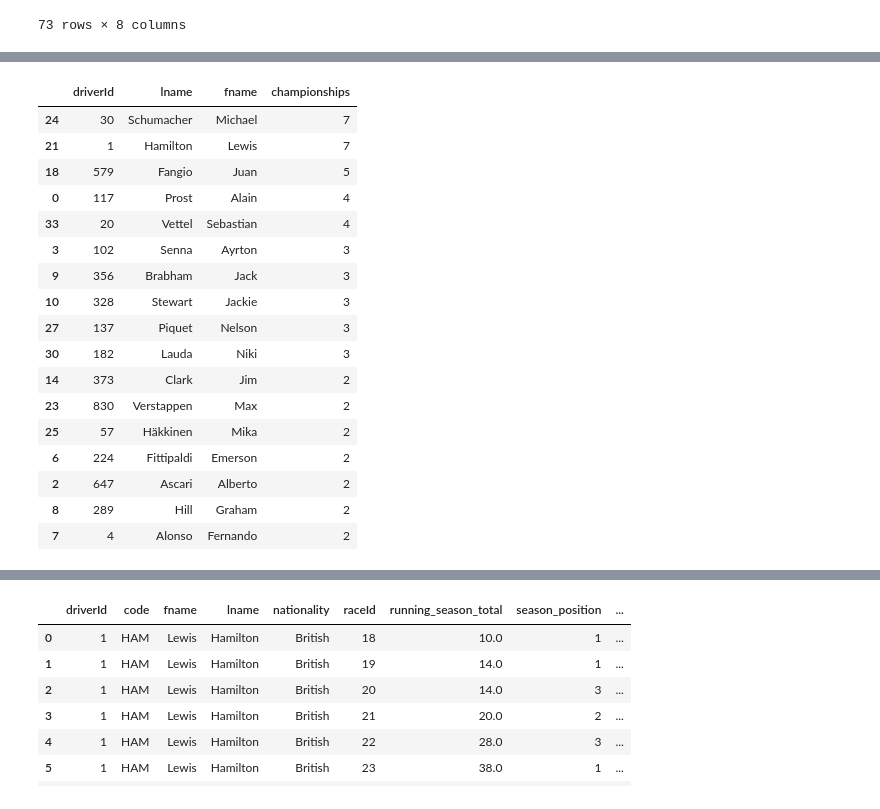
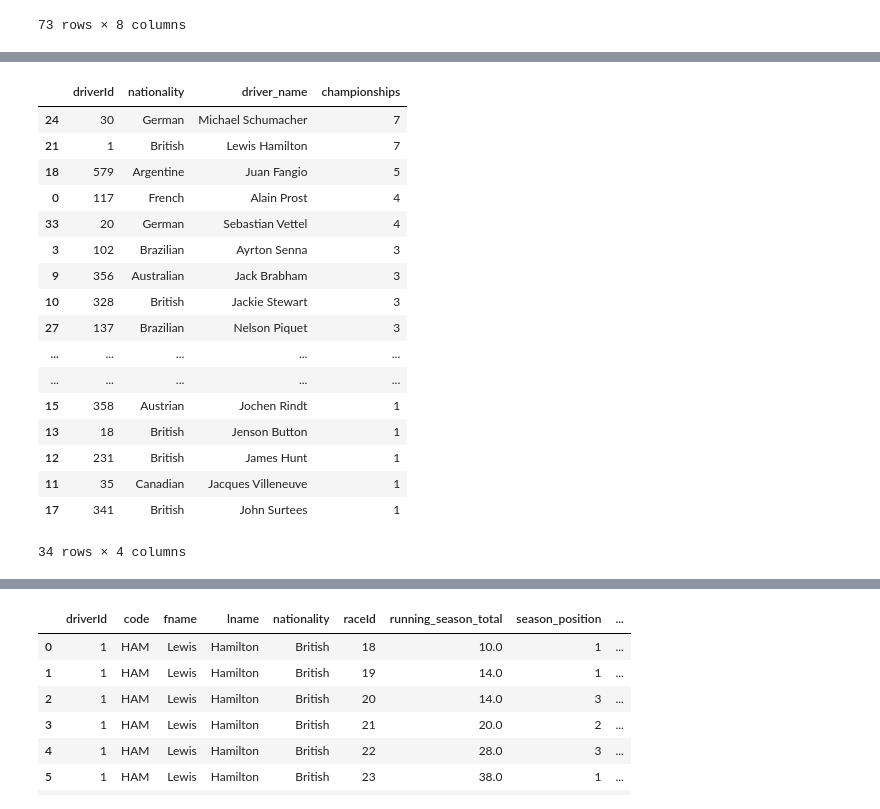
Before and after one commit to mclellanw00/capstone, a Jupyter notebook: F1Data.ipynb, the cells around one changed output, grey strips where cells are left out. Saved outputs shown, nothing was run; the diff lists cells and outputs as text; code cells hidden in the pictures.

```diff
--- a/F1Data.ipynb
+++ b/F1Data.ipynb
@@ -161,7 +120,7 @@ truemax
 | 64 | 2022 | 431.0 |
 65 rows × 2 columns
 # %%
-pd.set_option('display.max_rows', False)
+pd.options.display.max_rows = False
 
 names_recode = {'Team Lotus':'Lotus-Ford', 'Tyrrell':'Tyrrell-Ford', 'Williams':'Williams-Ford', 'Ferrari':'Ferrari', 'Cooper-Climax':'Cooper-Climax',
                 'BRM':'BRM', 'Lotus-Climax':'Lotus-Climax', 'Brabham-Repco':'Brabham-Repco', 'Lotus-Ford':'Lotus-Ford', 'Matra-Ford':'Matra-Ford',
@@ -175,6 +134,7 @@ constructor_champions = (points_max_join
              >> filter_by(X.team_percents==1)
              >> drop(X.team_percents, X.maxpoints)
              >> mutate(constructorId = X.constructorId.astype(str))
+             >> select(X.year, X.name, X.constructorRef)
 )
 constructor_champions
 # %% [output]
@@ -469,3 +431,13 @@ driver_championships
 | 341 | 2021 | Dutch | Verstappen | Max | 830 | 395.5 | 395.5 | 1.0 |
 | 362 | 2022 | Dutch | Verstappen | Max | 830 | 258.0 | 258.0 | 1.0 |
 73 rows × 8 columns
+# %%
+pd.options.display.max_rows = False
+
+driver_championships_neat = (driver_championships
+             >> mutate(driver_name = X.fname + ' ' + X.lname)
+             >> arrange(X.year, ascending = True)
+             >> select(X.year, X.driver_name, X.nationality, X.driverId)
+            #  >> drop(X.constructorId, X.team_percents, X.maxpoints)
+)
+driver_championships_neat
@@ -472,28 +463,28 @@ driver_championships
 # %%
-driver_count_championships = (driver_championships
-                    >> group_by(X.fname, X.lname, X.driverId)
+driver_count_championships = (driver_championships_neat
+                    >> group_by(X.driver_name, X.nationality, X.driverId)
                     >> summarize(championships = X.driverId.count())
                     >> ungroup
                     >> arrange(X.championships, ascending = False)
-                    >> filter_by(X.championships > 1)
+                    # >> filter_by(X.championships > 1)
 )
 driver_count_championships
 # %% [output]
-|  | driverId | lname | fname | championships |
-| 24 | 30 | Schumacher | Michael | 7 |
-| 21 | 1 | Hamilton | Lewis | 7 |
-| 18 | 579 | Fangio | Juan | 5 |
-| 0 | 117 | Prost | Alain | 4 |
-| 33 | 20 | Vettel | Sebastian | 4 |
-| 3 | 102 | Senna | Ayrton | 3 |
-| 9 | 356 | Brabham | Jack | 3 |
-| 10 | 328 | Stewart | Jackie | 3 |
-| 27 | 137 | Piquet | Nelson | 3 |
-| 30 | 182 | Lauda | Niki | 3 |
-| 14 | 373 | Clark | Jim | 2 |
-| 23 | 830 | Verstappen | Max | 2 |
-| 25 | 57 | Häkkinen | Mika | 2 |
-| 6 | 224 | Fittipaldi | Emerson | 2 |
-| 2 | 647 | Ascari | Alberto | 2 |
-| 8 | 289 | Hill | Graham | 2 |
-| 7 | 4 | Alonso | Fernando | 2 |
+|  | driverId | nationality | driver_name | championships |
+| 24 | 30 | German | Michael Schumacher | 7 |
+| 21 | 1 | British | Lewis Hamilton | 7 |
+| 18 | 579 | Argentine | Juan Fangio | 5 |
+| 0 | 117 | French | Alain Prost | 4 |
+| 33 | 20 | German | Sebastian Vettel | 4 |
+| 3 | 102 | Brazilian | Ayrton Senna | 3 |
+| 9 | 356 | Australian | Jack Brabham | 3 |
+| 10 | 328 | British | Jackie Stewart | 3 |
+| 27 | 137 | Brazilian | Nelson Piquet | 3 |
+| ... | ... | ... | ... | ... |
+| ... | ... | ... | ... | ... |
+| 15 | 358 | Austrian | Jochen Rindt | 1 |
+| 13 | 18 | British | Jenson Button | 1 |
+| 12 | 231 | British | James Hunt | 1 |
+| 11 | 35 | Canadian | Jacques Villeneuve | 1 |
+| 17 | 341 | British | John Surtees | 1 |
+34 rows × 4 columns
```
Also changed, not shown: parts of 20 cells of this notebook.
